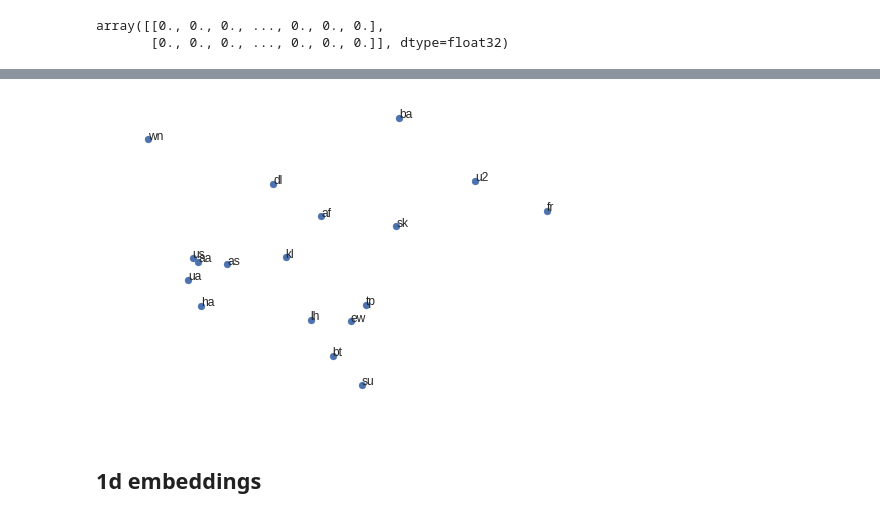
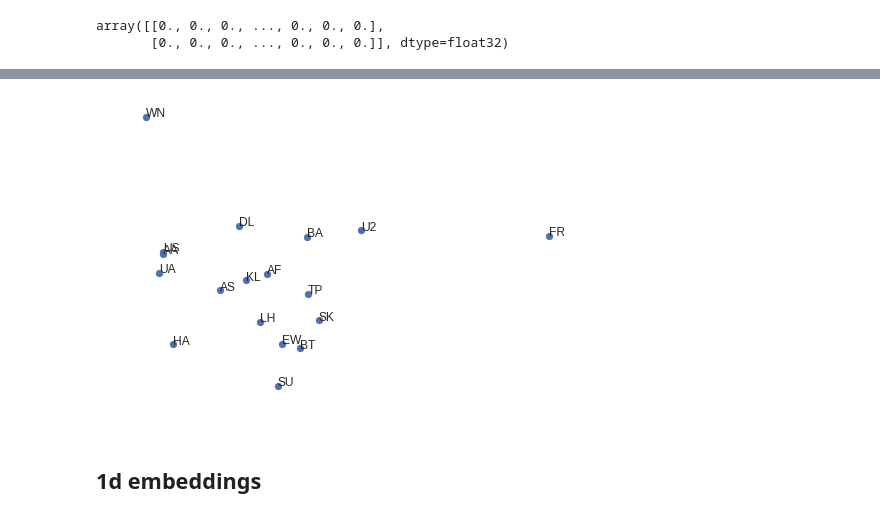
Before and after one commit to subodhchhabra/ai, a Jupyter notebook: notebooks/2019_tf/airline2vec.ipynb, the cells around one changed output, grey strips where cells are left out. Saved outputs shown, nothing was run; the diff lists cells and outputs as text; code cells hidden in the pictures.

```diff
--- a/notebooks/2019_tf/airline2vec.ipynb
+++ b/notebooks/2019_tf/airline2vec.ipynb
@@ -205,7 +205,7 @@ array([[0., 0., 0., ..., 0., 0., 0.],
 %%time
 
 EPOCHS=25
-BATCH_SIZE=100
+BATCH_SIZE=10
 
 history = model.fit(x, Y, epochs=EPOCHS, batch_size=BATCH_SIZE, verbose=1)
 
@@ -255,15 +255,15 @@ embeddings_2d = embedding_model.predict(samples).reshape(-1, 2)
 # %%
 # for printing only
 # plt.figure(dpi=600)
 plt.axis('off')
 
 plt.scatter(embeddings_2d[:, 0], embeddings_2d[:, 1])
 for index, x_pos, y_pos in zip(samples, embeddings_2d[:, 0], embeddings_2d[:, 1]):
-  name = airline_tokenizer.index_word[index]
+  name = airline_tokenizer.index_word[index].upper()
 #   print(name, (x_pos, y_pos))
   plt.annotate(name, (x_pos, y_pos))
 # %% [output]
-[figure, old version]
+[figure, new version]
 # %% [markdown]
 ## 1d embeddings
 # %%
```
Also changed, not shown: parts of 18 cells of this notebook.
